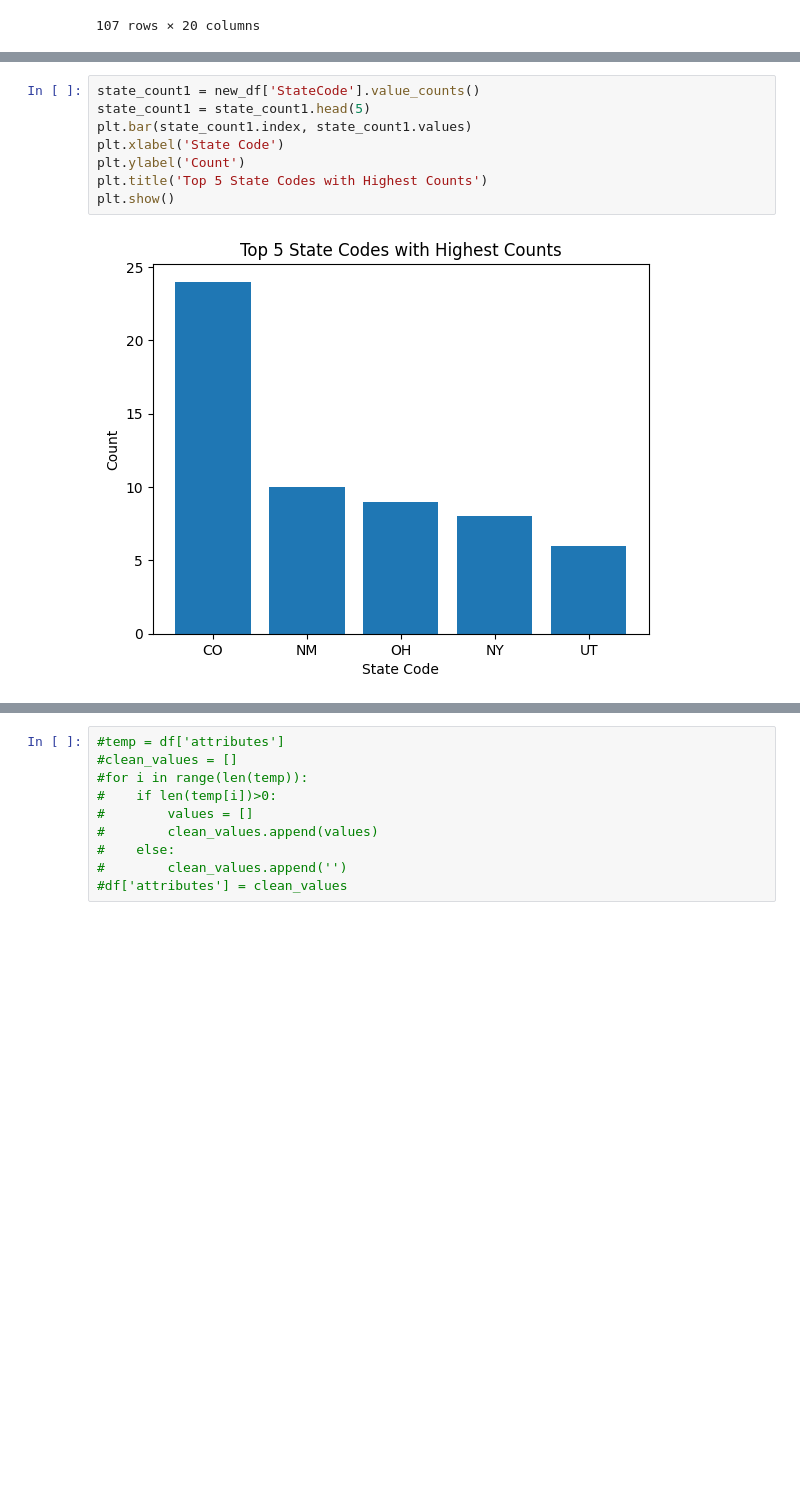
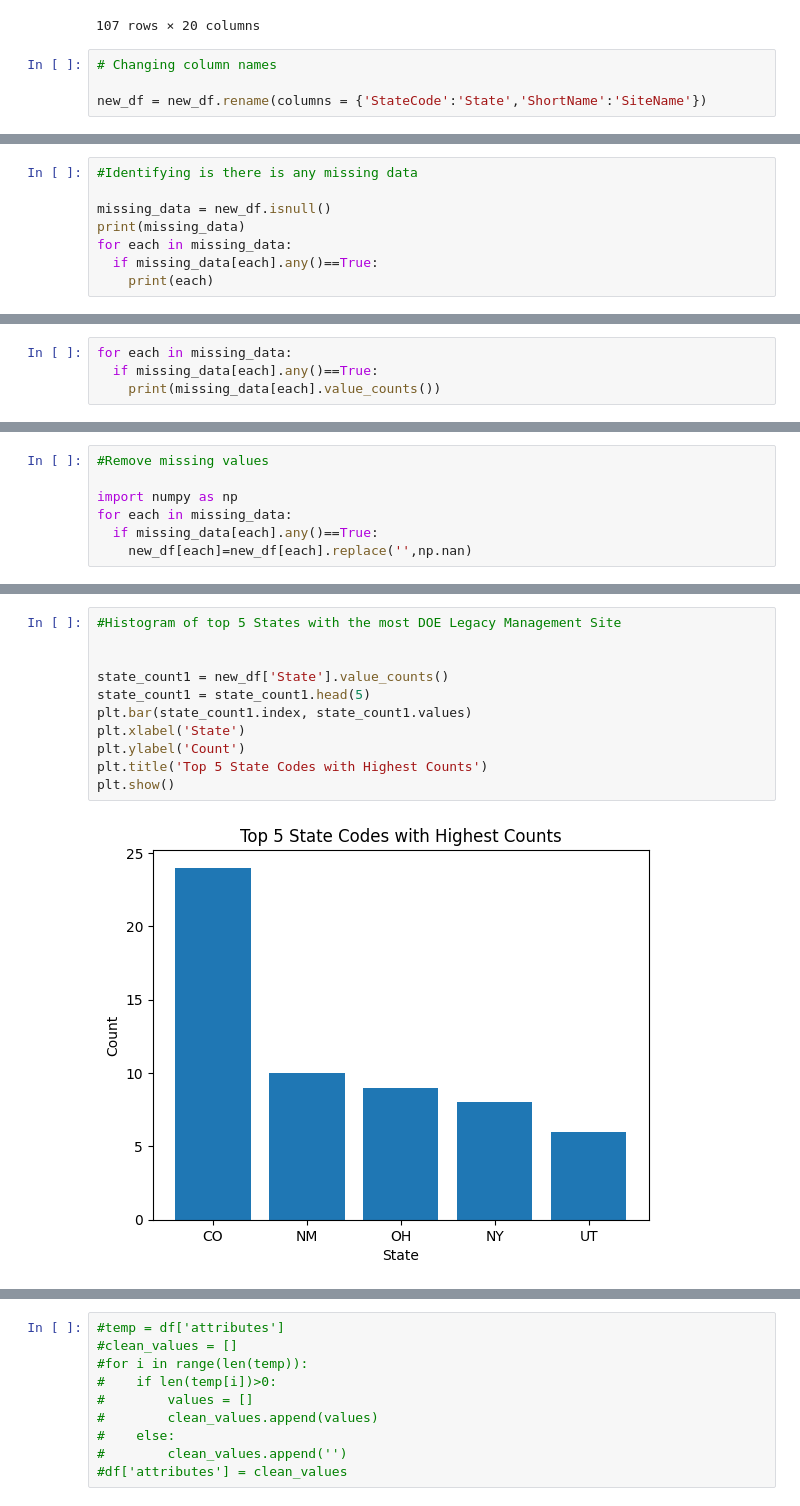
Before and after one commit to gffiveash/Labs, a Jupyter notebook: 01_api_calls/assignment_notebook.ipynb, the cells around one changed output, grey strips where cells are left out. Drawn from its saved outputs; the diff is of its cells as text; blank space fills up the shorter version.

```diff
--- a/01_api_calls/assignment_notebook.ipynb
+++ b/01_api_calls/assignment_notebook.ipynb
@@ -347,6 +347,10 @@ pd.DataFrame.from_dict(new_df)
 | 105 | 461 | 90 | 2019 | \CT\Windsor | https://www.energy.gov/lm/article... | 14 | 41.884518 | -72.717176 | Windsor, CT, Site | ... |
 | 106 | 58 | 58 | 2007 | \NJ\Wayne | https://www.energy.gov/lm/article... | 18 | 40.969806 | -74.270273 | Wayne, NJ, Site | ... |
 107 rows × 20 columns
+# %%
+# Changing column names
+
+new_df = new_df.rename(columns = {'StateCode':'State','ShortName':'SiteName'})
 # %%
 print(new_df.shape, '\n')
 print(new_df.dtypes, '\n')
@@ -371,0 +397,8 @@ NameMnemonic            object
+# %%
+#Identifying is there is any missing data
+
+missing_data = new_df.isnull()
+print(missing_data)
+for each in missing_data:
+  if missing_data[each].any()==True:
+    print(each)
@@ -371,0 +423,4 @@ NameMnemonic            object
+# %%
+for each in missing_data:
+  if missing_data[each].any()==True:
+    print(missing_data[each].value_counts())
@@ -371,0 +440,7 @@ NameMnemonic            object
+# %%
+#Remove missing values
+
+import numpy as np
+for each in missing_data:
+  if missing_data[each].any()==True:
+    new_df[each]=new_df[each].replace('',np.nan)
@@ -390,10 +473,13 @@ new_df['StateCode'].hist(bins=20,grid=False)
 # %%
-state_count1 = new_df['StateCode'].value_counts()
+#Histogram of top 5 States with the most DOE Legacy Management Site
+
+
+state_count1 = new_df['State'].value_counts()
 state_count1 = state_count1.head(5)
 plt.bar(state_count1.index, state_count1.values)
-plt.xlabel('State Code')
+plt.xlabel('State')
 plt.ylabel('Count')
 plt.title('Top 5 State Codes with Highest Counts')
 plt.show()
 # %% [output]
-[figure, old version]
+[figure, new version]
```
Also changed, not shown: parts of 10 cells of this notebook.
